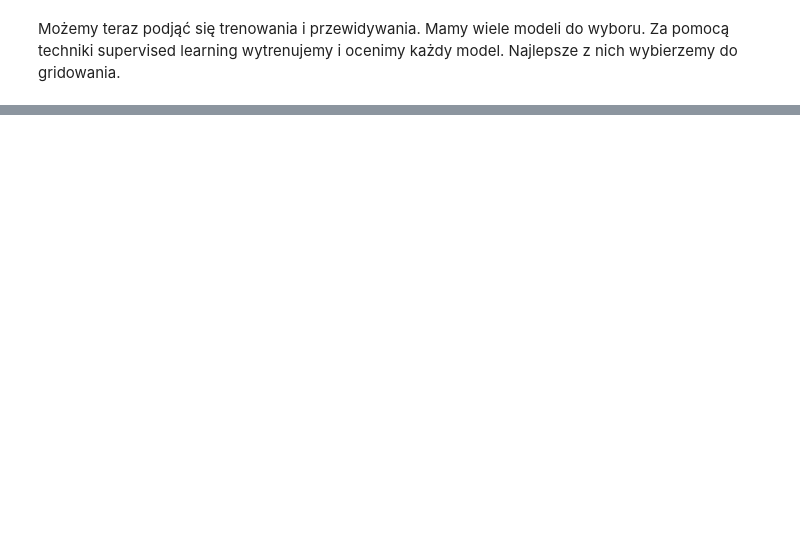
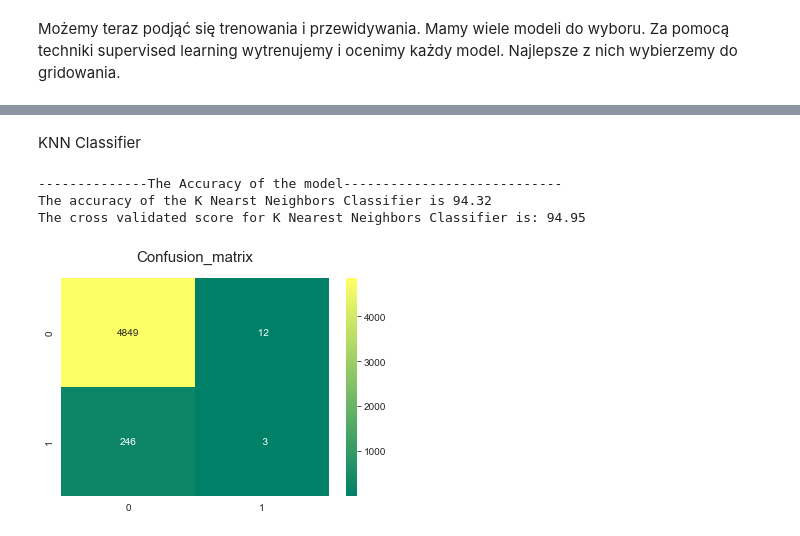
Before and after one commit to she3r/Projekt_PSI, a Jupyter notebook: Projekt zaliczeniowy/project_v2.ipynb, the cells around one changed output, grey strips where cells are left out. Drawn from its saved outputs; the diff is of its cells as text; code cells hidden in the pictures; blank space fills up the shorter version.

```diff
--- a/Projekt zaliczeniowy/project_v2.ipynb
+++ b/Projekt zaliczeniowy/project_v2.ipynb
@@ -202,0 +325,24 @@ Możemy teraz podjąć się trenowania i przewidywania. Mamy wiele modeli do wyb
+# %% [markdown]
+KNN Classifier
+# %%
+##knn
+from sklearn.neighbors import KNeighborsClassifier
+
+model = KNeighborsClassifier(n_neighbors = 4)
+model.fit(X_train,y_train)
+prediction_knn=model.predict(X_test)
+print('--------------The Accuracy of the model----------------------------')
+print('The accuracy of the K Nearst Neighbors Classifier is',round(accuracy_score(prediction_knn,y_test)*100,2))
+result_knn=cross_val_score(model,all_features,target,cv=kfold,scoring='accuracy')
+print('The cross validated score for K Nearest Neighbors Classifier is:',round(result_knn.mean()*100,2))
+y_pred = cross_val_predict(model,all_features,target,cv=kfold)
+sns.heatmap(confusion_matrix(target,y_pred),annot=True,fmt='3.0f',cmap="summer")
+plt.title('Confusion_matrix', y=1.05, size=15)
+plt.show()
+crosval_scores.append(round(result_knn.mean()*100,2))
+accuracy_scores.append(round(accuracy_score(prediction_knn,y_test)*100,2))
+# %% [output]
+--------------The Accuracy of the model----------------------------
+The accuracy of the K Nearst Neighbors Classifier is 94.32
+The cross validated score for K Nearest Neighbors Classifier is: 94.95
+[figure, added]
```
Also changed, not shown: parts of 31 cells of this notebook.
